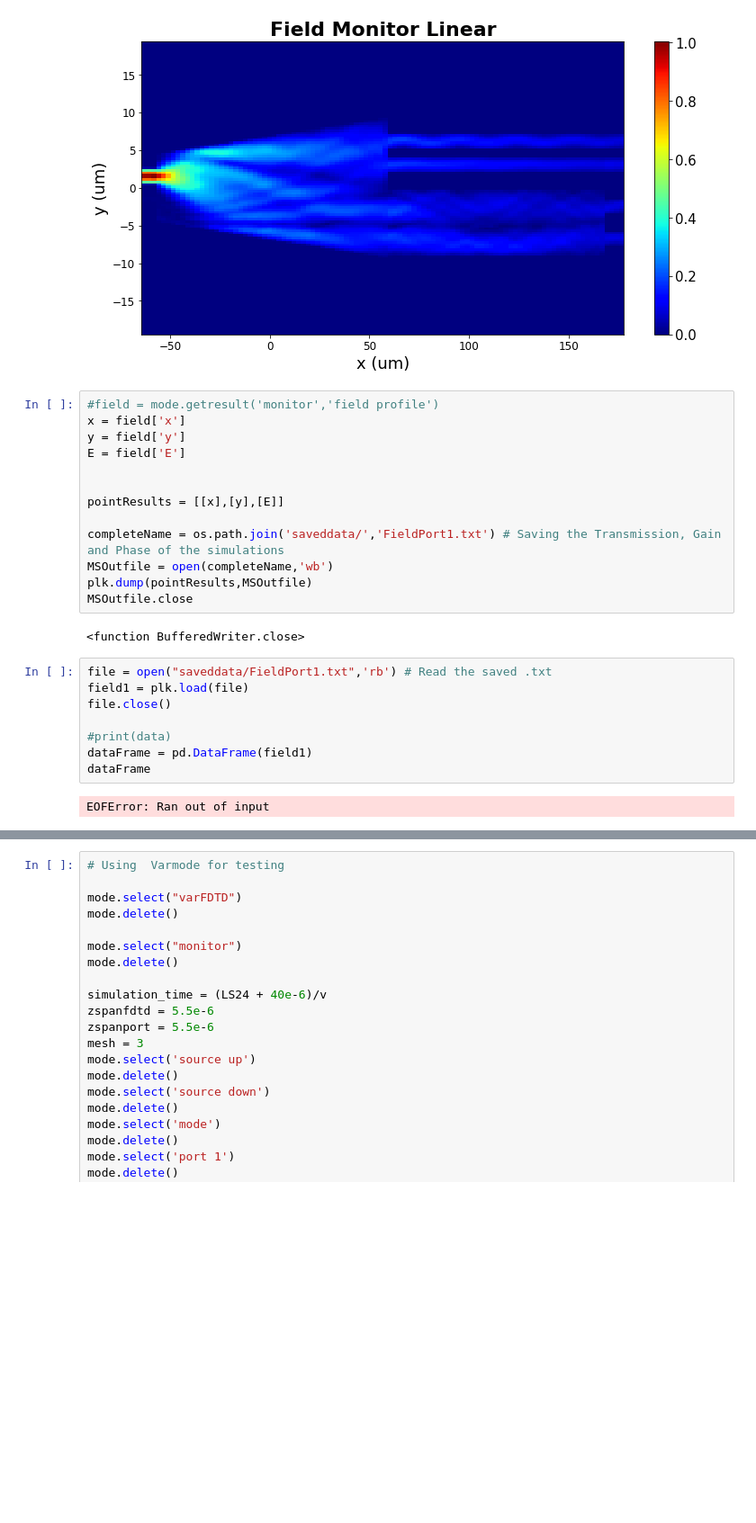
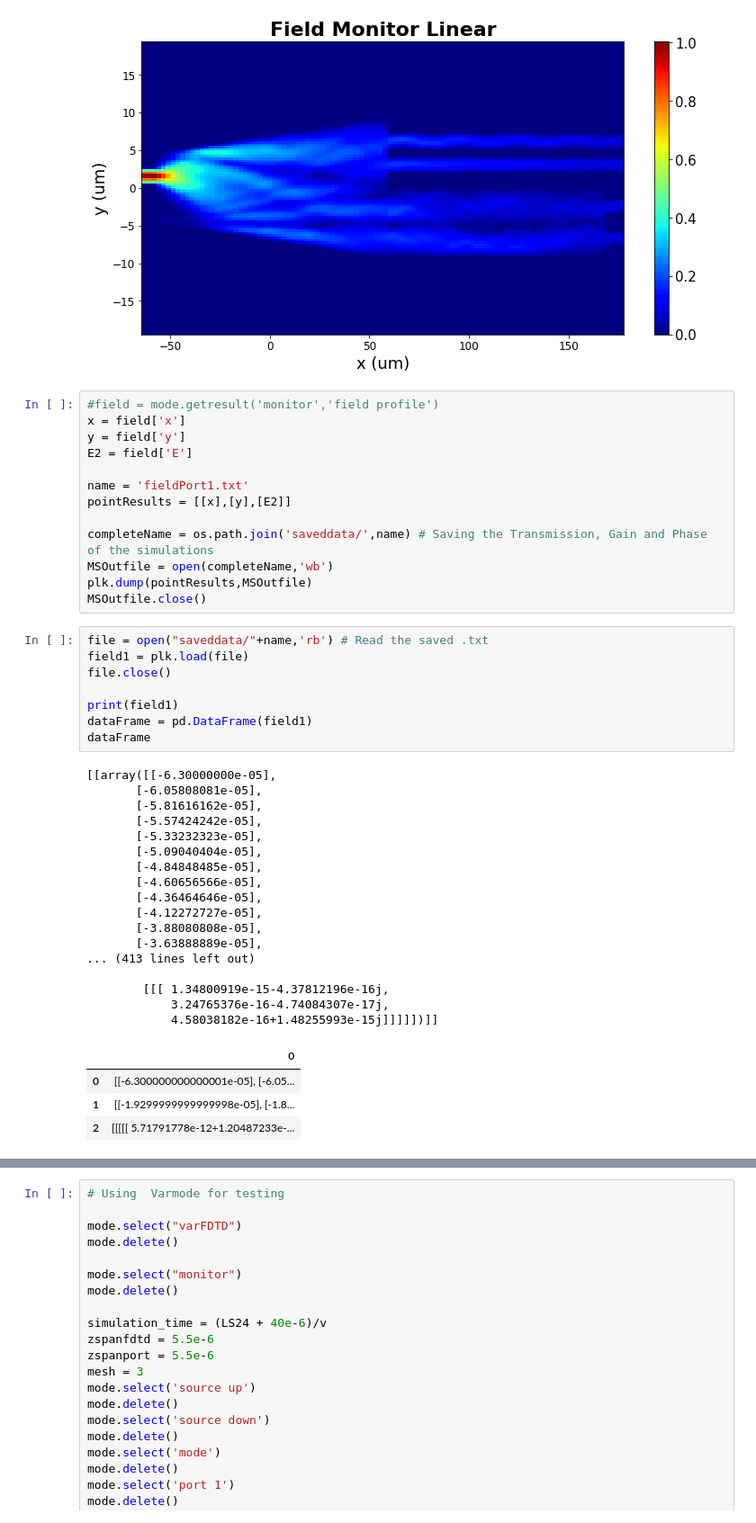
Before and after one commit to Leoopessoa/2x4MMI_Hybrid, a Jupyter notebook: Simulation/Hybrid_Assemble.ipynb, the cells around one changed output, grey strips where cells are left out. Shown: that part at 90% size. Saved outputs shown, nothing was run; the diff lists cells and outputs as text; blank space fills up the shorter version.

```diff
--- a/Simulation/Hybrid_Assemble.ipynb
+++ b/Simulation/Hybrid_Assemble.ipynb
@@ -2024,24 +2024,42 @@ plt.savefig('Field Profile')
 #field = mode.getresult('monitor','field profile')
 x = field['x']
 y = field['y']
-E = field['E']
+E2 = field['E']
 
+name = 'fieldPort1.txt'
+pointResults = [[x],[y],[E2]]
 
-pointResults = [[x],[y],[E]]
-
-completeName = os.path.join('saveddata/','FieldPort1.txt') # Saving the Transmission, Gain and Phase of the simulations
+completeName = os.path.join('saveddata/',name) # Saving the Transmission, Gain and Phase of the simulations
 MSOutfile = open(completeName,'wb')
 plk.dump(pointResults,MSOutfile)
-MSOutfile.close
+MSOutfile.close()
-# %% [output]
-<function BufferedWriter.close>
 # %%
-file = open("saveddata/FieldPort1.txt",'rb') # Read the saved .txt
+file = open("saveddata/"+name,'rb') # Read the saved .txt
 field1 = plk.load(file)
 file.close()
 
-#print(data)
+print(field1)
 dataFrame = pd.DataFrame(field1)
 dataFrame
 # %% [output]
-EOFError: Ran out of input
+[[array([[-6.30000000e-05],
+       [-6.05808081e-05],
+       [-5.81616162e-05],
+       [-5.57424242e-05],
+       [-5.33232323e-05],
+       [-5.09040404e-05],
+       [-4.84848485e-05],
+       [-4.60656566e-05],
+       [-4.36464646e-05],
+       [-4.12272727e-05],
+       [-3.88080808e-05],
+       [-3.63888889e-05],
+... (413 lines left out)
+
+        [[[ 1.34800919e-15-4.37812196e-16j,
+            3.24765376e-16-4.74084307e-17j,
+            4.58038182e-16+1.48255993e-15j]]]]])]]
+|  | 0 |
+| 0 | [[-6.300000000000001e-05], [-6.05... |
+| 1 | [[-1.9299999999999998e-05], [-1.8... |
+| 2 | [[[[[ 5.71791778e-12+1.20487233e-... |
```
Also changed, not shown: parts of 5 cells of this notebook, 5 other files.
